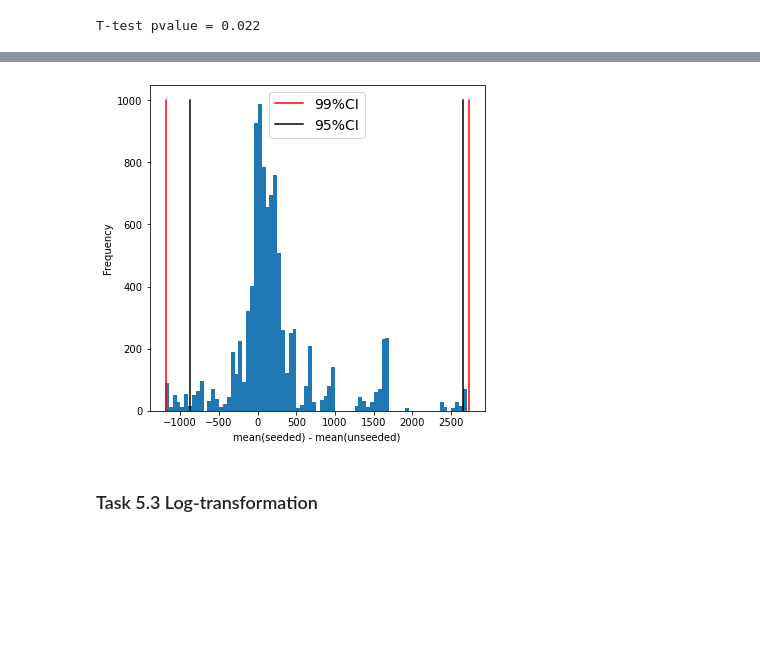
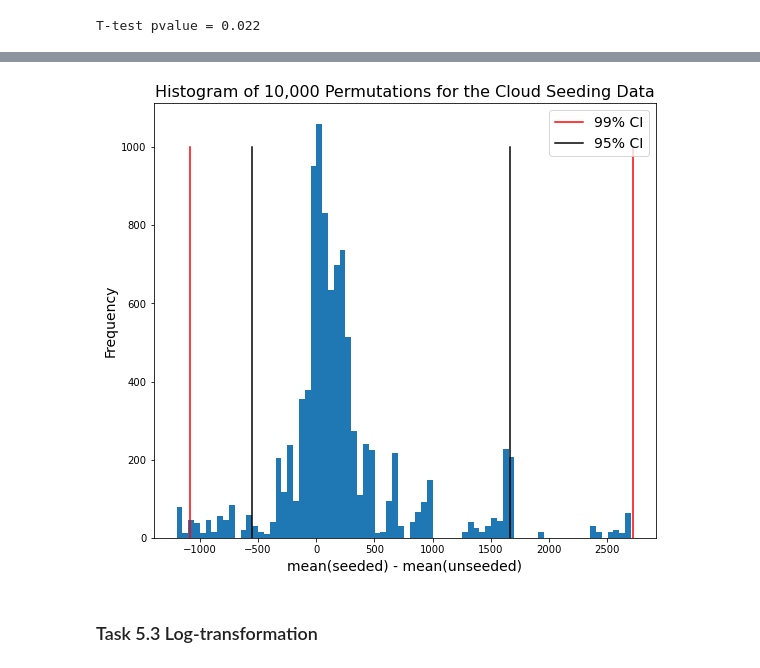
Before and after one commit to robertstrong10/EAT_GP01, a Jupyter notebook: GP01_Assignment1_RS.ipynb, the cells around one changed output, grey strips where cells are left out. Cells and saved outputs as stored; diff of their text form; code cells hidden in the pictures; blank space fills up the shorter version.

```diff
--- a/GP01_Assignment1_RS.ipynb
+++ b/GP01_Assignment1_RS.ipynb
@@ -808,25 +793,26 @@ print(perm_mean)
 # %%
 alpha99 = 1
 alpha95 = 5
-CI99 = np.percentile(perm_mean, [alpha99/2, 100-alpha99/2])  # check percentile window is correct for one-sided test
-CI95 = np.percentile(perm_mean, [alpha95/2, 100-alpha95/2])
+CI99 = np.percentile(perm_mean, [alpha99, 100-alpha99])  # check percentile window is correct for one-sided test
+CI95 = np.percentile(perm_mean, [alpha95, 100-alpha95])
 
-plt.figure(figsize=(6,6))
+plt.figure(figsize=(9,8))
 plt.hist(perm_mean, bins=np.arange(math.floor(min(perm_mean)), math.ceil(max(perm_mean)), 50))
-plt.plot([CI99[0], CI99[0]], [0, 1000], 'r', label='99%CI')
+plt.plot([CI99[0], CI99[0]], [0, 1000], 'r', label='99% CI')
 plt.plot([CI99[1], CI99[1]], [0, 1000], 'r')
 
-plt.plot([CI95[0], CI95[0]], [0, 1000], 'black', label='95%CI')
+plt.plot([CI95[0], CI95[0]], [0, 1000], 'black', label='95% CI')
 plt.plot([CI95[1], CI95[1]], [0, 1000], 'black')
-#plt.ylim([0, 1000])
-plt.xlabel('mean(seeded) - mean(unseeded)')
-plt.ylabel('Frequency')
-plt.legend(fontsize=14)
+plt.xlabel('mean(seeded) - mean(unseeded)', fontsize=14)
+plt.ylabel('Frequency', fontsize=14)
+plt.title('Histogram of 10,000 Permutations for the Cloud Seeding Data', fontsize=16)
+plt.legend(loc=1, fontsize=14)
+plt.savefig('5.2.png',dpi=300)
 plt.show()
 
-# All values are within 99% CI -> no significant differences. All values not within 95% CI.git
+# All values are within 99% CI -> no significant differences. All values not within 95% CI.
 # %% [output]
-[figure, old version]
+[figure, new version]
 # %% [markdown]
 ### Task 5.3 Log-transformation
 # %%
```
Also changed, not shown: parts of 10 cells of this notebook, 2 other files.
